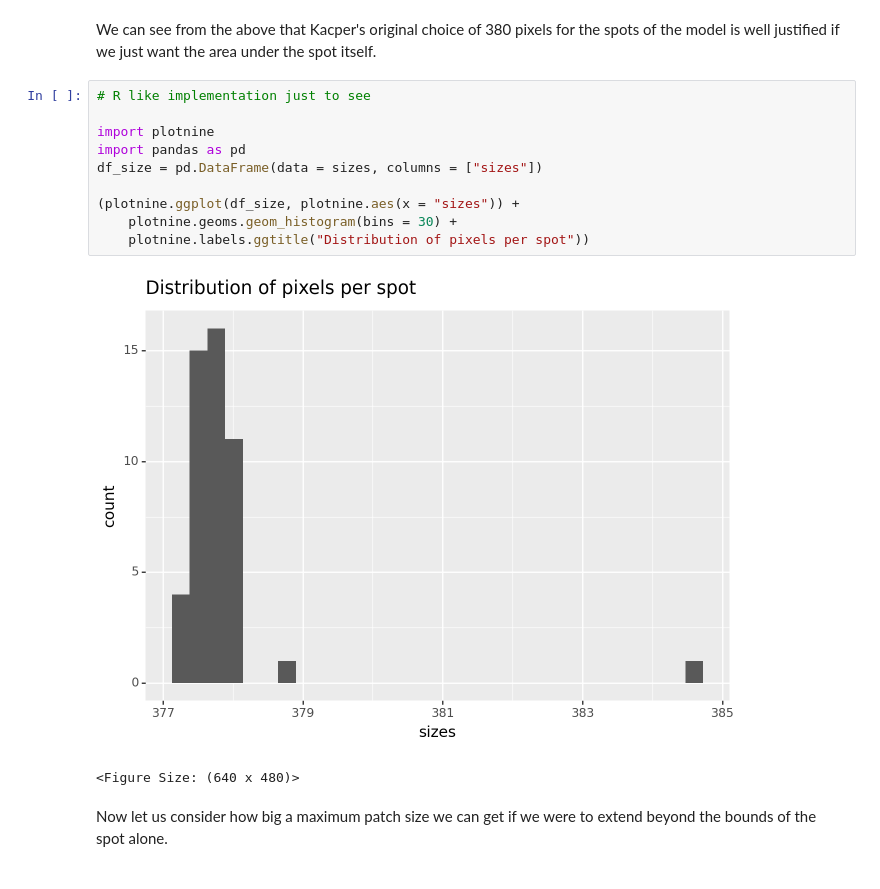
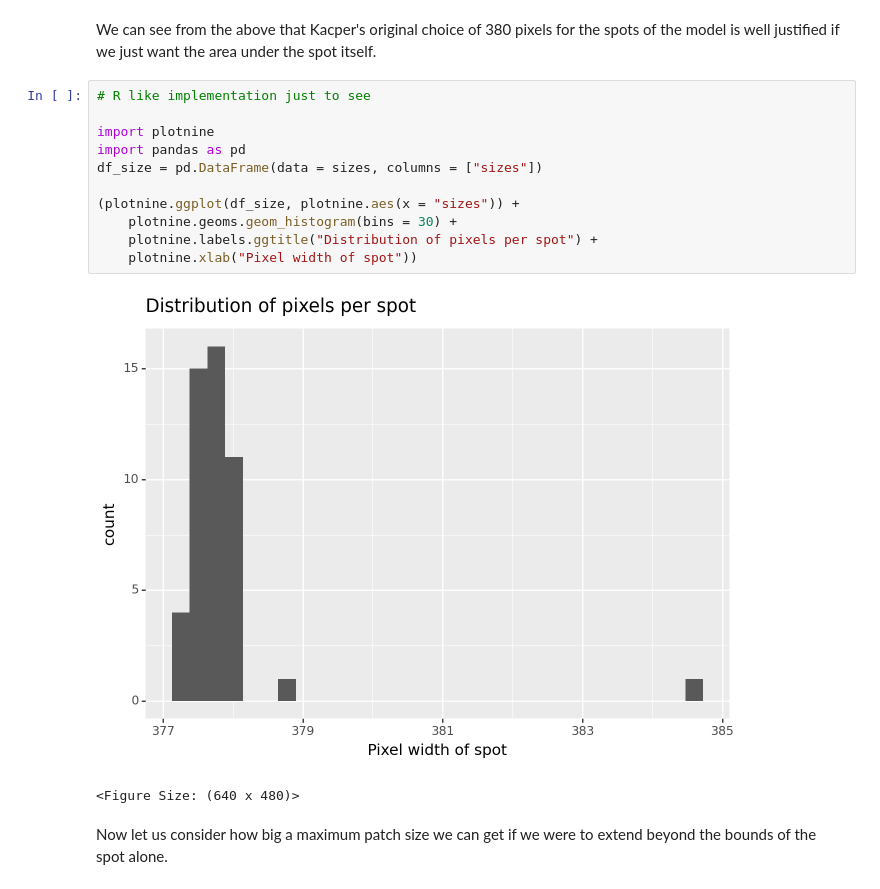
Before and after one commit to doged4/spatial_cancer_thesis, a Jupyter notebook: image_inputters/exploring_spot_size.ipynb, the cells around one changed output. Cells and saved outputs as stored; diff of their text form.

Commit message:
improved plot labels

```diff
--- a/image_inputters/exploring_spot_size.ipynb
+++ b/image_inputters/exploring_spot_size.ipynb
@@ -26,15 +26,16 @@ We can see from the above that Kacper's original choice of 380 pixels for the sp
 # %%
 # R like implementation just to see
 
 import plotnine
 import pandas as pd
 df_size = pd.DataFrame(data = sizes, columns = ["sizes"])
 
 (plotnine.ggplot(df_size, plotnine.aes(x = "sizes")) +
     plotnine.geoms.geom_histogram(bins = 30) +
-    plotnine.labels.ggtitle("Distribution of pixels per spot"))
+    plotnine.labels.ggtitle("Distribution of pixels per spot") +
+    plotnine.xlab("Pixel width of spot"))
 # %% [output]
-[figure, old version]
+[figure, new version]
 <Figure Size: (640 x 480)>
 # %% [markdown]
 Now let us consider how big a maximum patch size we can get if we were to extend beyond the bounds of the spot alone.
```
